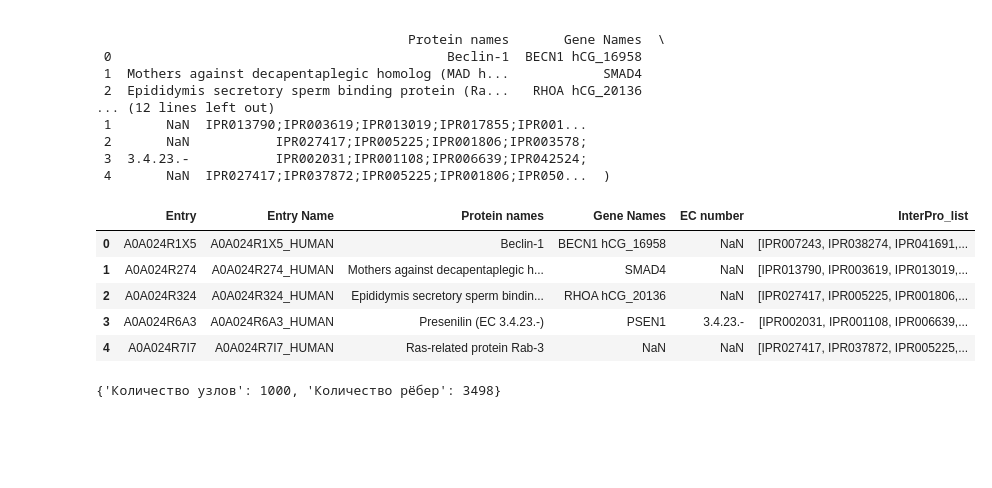
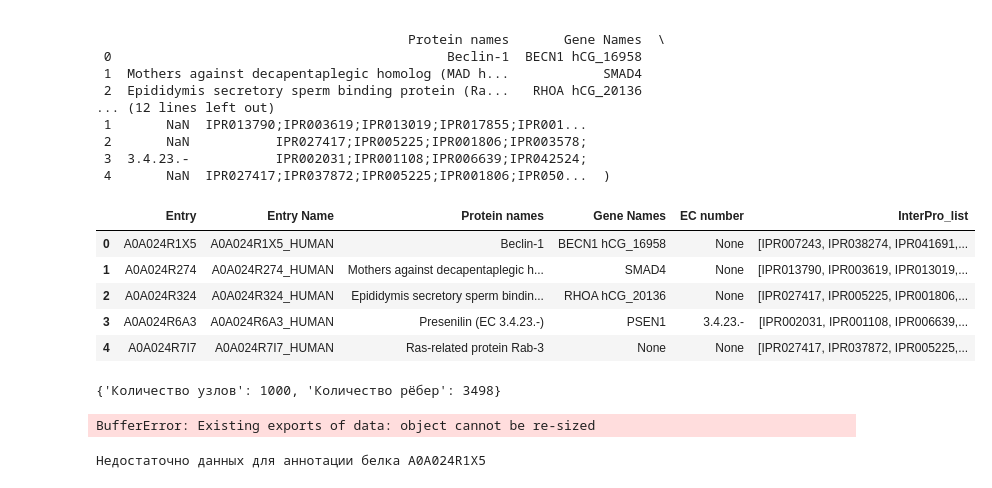
Before and after one commit to lodgev/grah_protein, a Jupyter notebook: graph-test.ipynb, the cells around one changed output. Saved outputs shown, nothing was run; the diff lists cells and outputs as text; code cells hidden in the pictures; blank space fills up the shorter version.

```diff
--- a/graph-test.ipynb
+++ b/graph-test.ipynb
@@ -46,24 +46,28 @@ memory usage: 12.5+ MB
 # %%
 # Предобработка данных
 
 # Уберем записи без данных по доменам (InterPro)
 protein_data_clean = data.dropna(subset=['InterPro']).copy()
+
+# Очистим все колонки от NaN и 'NaN', заменив их на None
+for col in ['Entry', 'Entry Name', 'Protein names', 'Gene Names', 'EC number', 'InterPro']:
+    protein_data_clean[col] = protein_data_clean[col].replace({np.nan: None, 'NaN': None})
 
 # Конвертируем строки с доменами InterPro в списки для удобного дальнейшего анализа
 protein_data_clean['InterPro_list'] = protein_data_clean['InterPro'].apply(lambda x: x.strip(';').split(';'))
 
 # Оставим только нужные для дальнейших задач колонки (идентификатор, имя белка, список доменов, EC номер)
 protein_data_final = protein_data_clean[['Entry', 'Entry Name', 'Protein names', 'Gene Names', 'EC number', 'InterPro_list']]
 
 # Показать пример обработанных данных
 protein_data_final.head()
 # %% [output]
 |  | Entry | Entry Name | Protein names | Gene Names | EC number | InterPro_list |
-| 0 | A0A024R1X5 | A0A024R1X5_HUMAN | Beclin-1 | BECN1 hCG_16958 | NaN | [IPR007243, IPR038274, IPR041691,... |
-| 1 | A0A024R274 | A0A024R274_HUMAN | Mothers against decapentaplegic h... | SMAD4 | NaN | [IPR013790, IPR003619, IPR013019,... |
-| 2 | A0A024R324 | A0A024R324_HUMAN | Epididymis secretory sperm bindin... | RHOA hCG_20136 | NaN | [IPR027417, IPR005225, IPR001806,... |
+| 0 | A0A024R1X5 | A0A024R1X5_HUMAN | Beclin-1 | BECN1 hCG_16958 | None | [IPR007243, IPR038274, IPR041691,... |
+| 1 | A0A024R274 | A0A024R274_HUMAN | Mothers against decapentaplegic h... | SMAD4 | None | [IPR013790, IPR003619, IPR013019,... |
+| 2 | A0A024R324 | A0A024R324_HUMAN | Epididymis secretory sperm bindin... | RHOA hCG_20136 | None | [IPR027417, IPR005225, IPR001806,... |
 | 3 | A0A024R6A3 | A0A024R6A3_HUMAN | Presenilin (EC 3.4.23.-) | PSEN1 | 3.4.23.- | [IPR002031, IPR001108, IPR006639,... |
-| 4 | A0A024R7I7 | A0A024R7I7_HUMAN | Ras-related protein Rab-3 | NaN | NaN | [IPR027417, IPR037872, IPR005225,... |
+| 4 | A0A024R7I7 | A0A024R7I7_HUMAN | Ras-related protein Rab-3 | None | None | [IPR027417, IPR037872, IPR005225,... |
 # %%
 import networkx as nx
 from itertools import combinations
@@ -146,6 +150,68 @@ def load_graph(tx, graph):
 
 # Загрузка графа в Neo4j
 with driver.session() as session:
-    session.execute_write(load_graph, protein_graph)
+    session.execute_write(load_graph, protein_graph_large)
 
 driver.close()
+# %% [output]
+BufferError: Existing exports of data: object cannot be re-sized
+# %%
+# step 3
+from neo4j import GraphDatabase
+
+# Настройки подключения к Neo4j
+URI = "bolt://localhost:7687"
+AUTH = ("neo4j", "12345678")
+
+driver = GraphDatabase.driver(URI, auth=AUTH)
+
+# Функция для расчёта весов EC-меток и выбора наилучшей метки для неразмеченного белка
+def annotate_protein(tx, entry_id, similarity_threshold=0.2):
+    # Найти соседей и их метки
+    query = """
+    MATCH (p:Protein {entry: $entry_id})-[r:SIMILARITY]-(neighbor)
+    WHERE r.weight >= $threshold AND neighbor.ec_number IS NOT NULL
+    RETURN neighbor.ec_number AS ec, r.weight AS weight
+    """
+    result = tx.run(query, entry_id=entry_id, threshold=similarity_threshold)
+
+    ec_weights = {}
+
+    # Расчёт суммарных весов для каждой метки
+    for record in result:
+        ec = record["ec"]
+        weight = record["weight"]
+        if ec in ec_weights:
+            ec_weights[ec] += weight
+        else:
+            ec_weights[ec] = weight
+
+    # Если соседи с метками найдены, выбираем метку с максимальным весом
+    if ec_weights:
+        best_ec = max(ec_weights, key=ec_weights.get)
+        # Обновляем белок выбранной меткой
+        update_query = """
+        MATCH (p:Protein {entry: $entry_id})
+        SET p.ec_number = $ec
+        RETURN p.entry, p.ec_number
+        """
+        updated = tx.run(update_query, entry_id=entry_id, ec=best_ec)
+        return updated.single()
+    else:
+        return None
+
+
+# Использование функции с конкретным белком
+protein_to_annotate = 'A0A024R1X5'  # Замени на белок, который хочешь аннотировать
+
+with driver.session() as session:
+    annotation_result = session.execute_write(annotate_protein, protein_to_annotate)
+
+    if annotation_result:
+        print(f"Белок {annotation_result['p.entry']} успешно аннотирован как {annotation_result['p.ec_number']}")
+    else:
+        print(f"Недостаточно данных для аннотации белка {protein_to_annotate}")
+
+driver.close()
+# %% [output]
+Недостаточно данных для аннотации белка A0A024R1X5
```
Also changed, not shown: parts of 3 cells of this notebook, 6 other files.
